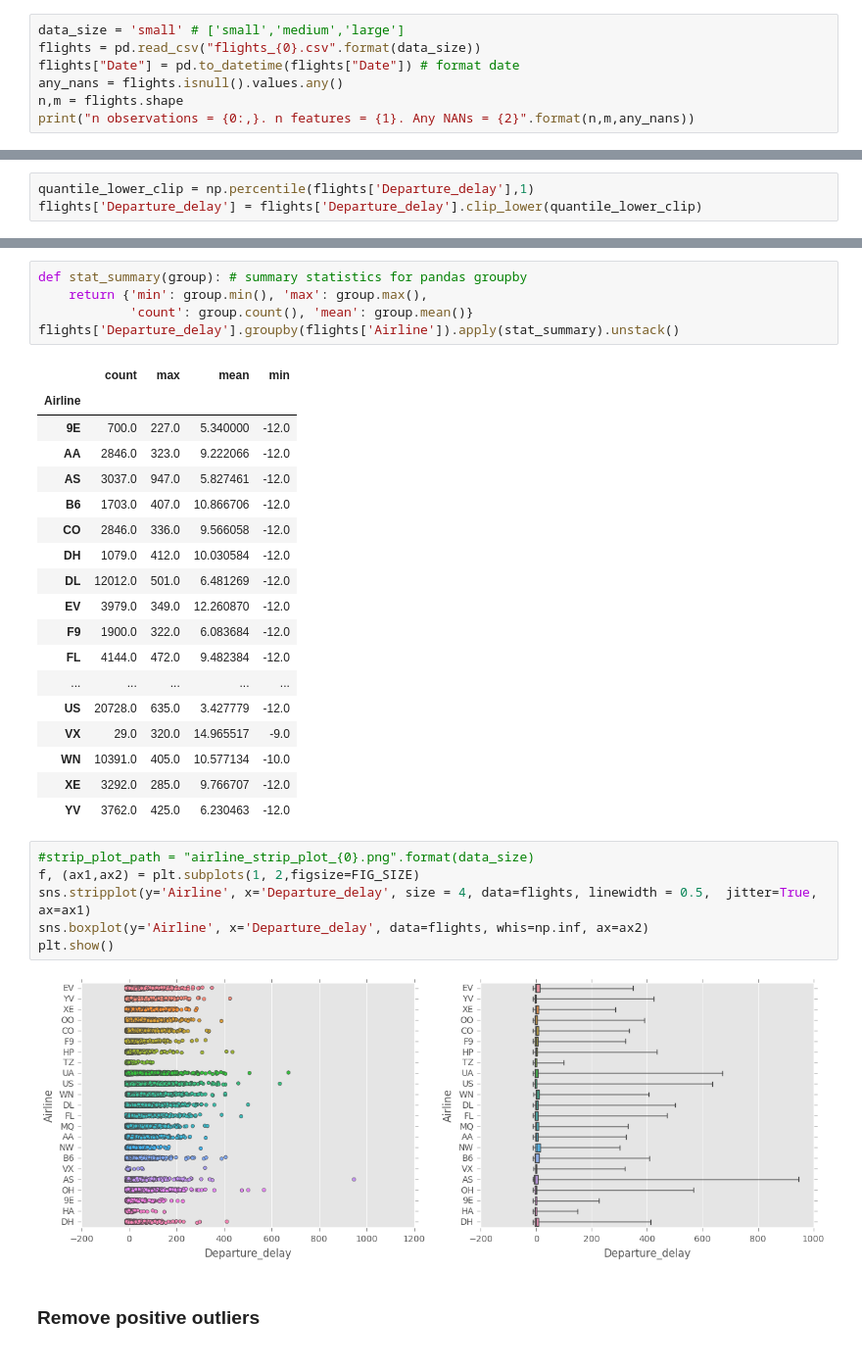
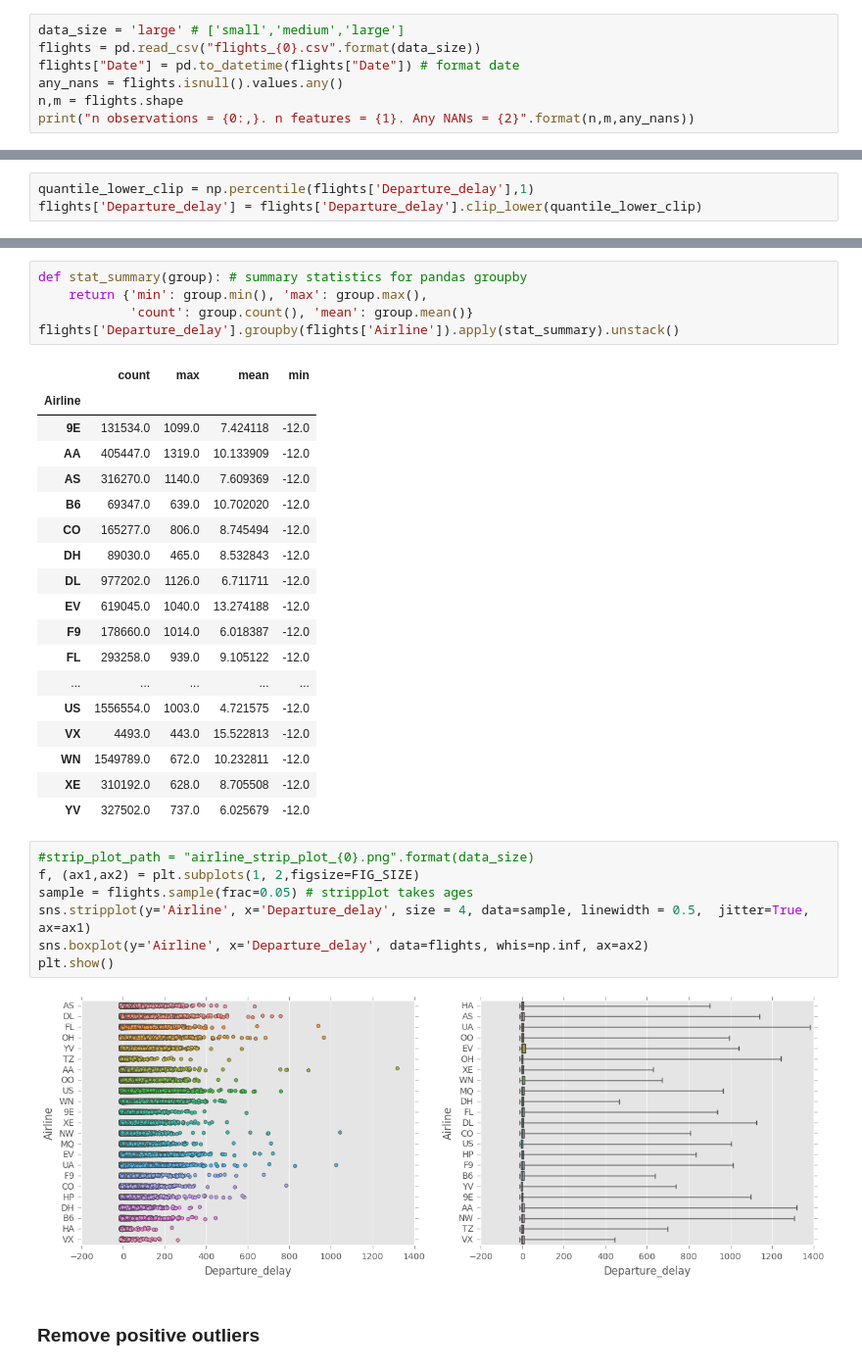
Before and after one commit to mattdns1006/flight, a Jupyter notebook: datatonic.ipynb, the cells around one changed output, grey strips where cells are left out. Shown at 98% size. Saved outputs shown, nothing was run; the diff lists cells and outputs as text.

```diff
--- a/datatonic.ipynb
+++ b/datatonic.ipynb
@@ -18,7 +18,7 @@ FIG_SIZE = (15,5)
 # %% [markdown]
 ### Load data
 # %%
-data_size = 'small' # ['small','medium','large']
+data_size = 'large' # ['small','medium','large']
 flights = pd.read_csv("flights_{0}.csv".format(data_size))
 flights["Date"] = pd.to_datetime(flights["Date"]) # format date
 any_nans = flights.isnull().values.any()
@@ -124,30 +145,31 @@ flights['Departure_delay'].groupby(flights['Airline']).apply(stat_summary).unsta
 # %% [output]
 |  | count | max | mean | min |
 | Airline |  |  |  |  |
-| 9E | 700.0 | 227.0 | 5.340000 | -12.0 |
-| AA | 2846.0 | 323.0 | 9.222066 | -12.0 |
-| AS | 3037.0 | 947.0 | 5.827461 | -12.0 |
-| B6 | 1703.0 | 407.0 | 10.866706 | -12.0 |
-| CO | 2846.0 | 336.0 | 9.566058 | -12.0 |
-| DH | 1079.0 | 412.0 | 10.030584 | -12.0 |
-| DL | 12012.0 | 501.0 | 6.481269 | -12.0 |
-| EV | 3979.0 | 349.0 | 12.260870 | -12.0 |
-| F9 | 1900.0 | 322.0 | 6.083684 | -12.0 |
-| FL | 4144.0 | 472.0 | 9.482384 | -12.0 |
+| 9E | 131534.0 | 1099.0 | 7.424118 | -12.0 |
+| AA | 405447.0 | 1319.0 | 10.133909 | -12.0 |
+| AS | 316270.0 | 1140.0 | 7.609369 | -12.0 |
+| B6 | 69347.0 | 639.0 | 10.702020 | -12.0 |
+| CO | 165277.0 | 806.0 | 8.745494 | -12.0 |
+| DH | 89030.0 | 465.0 | 8.532843 | -12.0 |
+| DL | 977202.0 | 1126.0 | 6.711711 | -12.0 |
+| EV | 619045.0 | 1040.0 | 13.274188 | -12.0 |
+| F9 | 178660.0 | 1014.0 | 6.018387 | -12.0 |
+| FL | 293258.0 | 939.0 | 9.105122 | -12.0 |
 | ... | ... | ... | ... | ... |
-| US | 20728.0 | 635.0 | 3.427779 | -12.0 |
-| VX | 29.0 | 320.0 | 14.965517 | -9.0 |
-| WN | 10391.0 | 405.0 | 10.577134 | -10.0 |
-| XE | 3292.0 | 285.0 | 9.766707 | -12.0 |
-| YV | 3762.0 | 425.0 | 6.230463 | -12.0 |
+| US | 1556554.0 | 1003.0 | 4.721575 | -12.0 |
+| VX | 4493.0 | 443.0 | 15.522813 | -12.0 |
+| WN | 1549789.0 | 672.0 | 10.232811 | -12.0 |
+| XE | 310192.0 | 628.0 | 8.705508 | -12.0 |
+| YV | 327502.0 | 737.0 | 6.025679 | -12.0 |
 # %%
 #strip_plot_path = "airline_strip_plot_{0}.png".format(data_size)
 f, (ax1,ax2) = plt.subplots(1, 2,figsize=FIG_SIZE)
-sns.stripplot(y='Airline', x='Departure_delay', size = 4, data=flights, linewidth = 0.5,  jitter=True, ax=ax1)
+sample = flights.sample(frac=0.05) # stripplot takes ages
+sns.stripplot(y='Airline', x='Departure_delay', size = 4, data=sample, linewidth = 0.5,  jitter=True, ax=ax1)
 sns.boxplot(y='Airline', x='Departure_delay', data=flights, whis=np.inf, ax=ax2)
 plt.show()
 # %% [output]
-[figure, old version]
+[figure, new version]
 # %% [markdown]
 ### Remove positive outliers
 # %%
```
Also changed, not shown: parts of 40 cells of this notebook.
